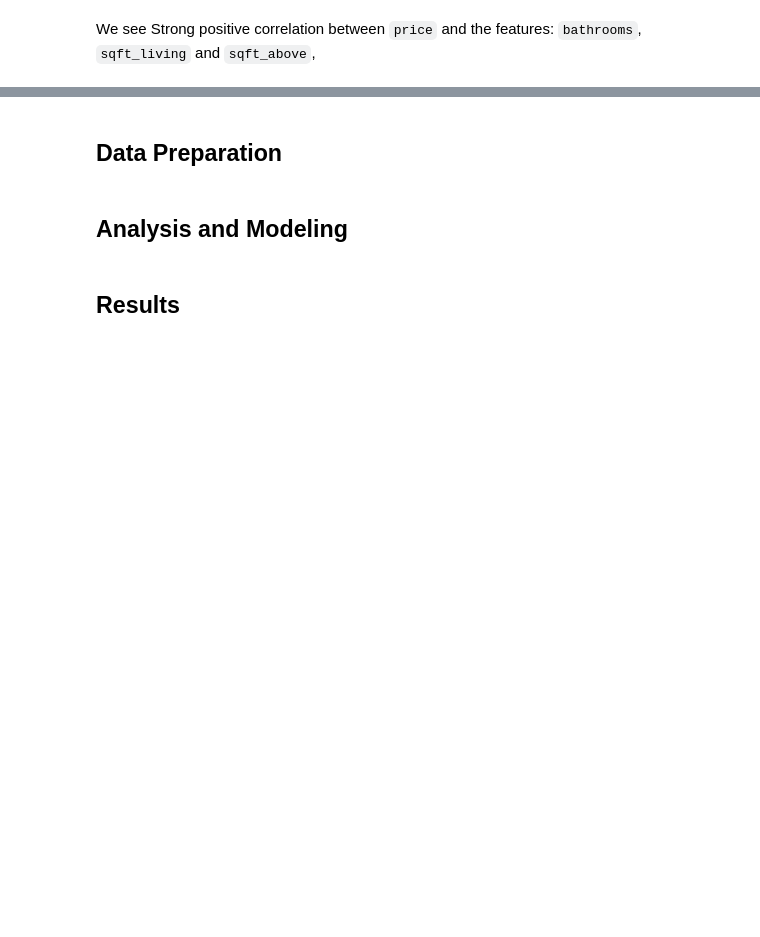
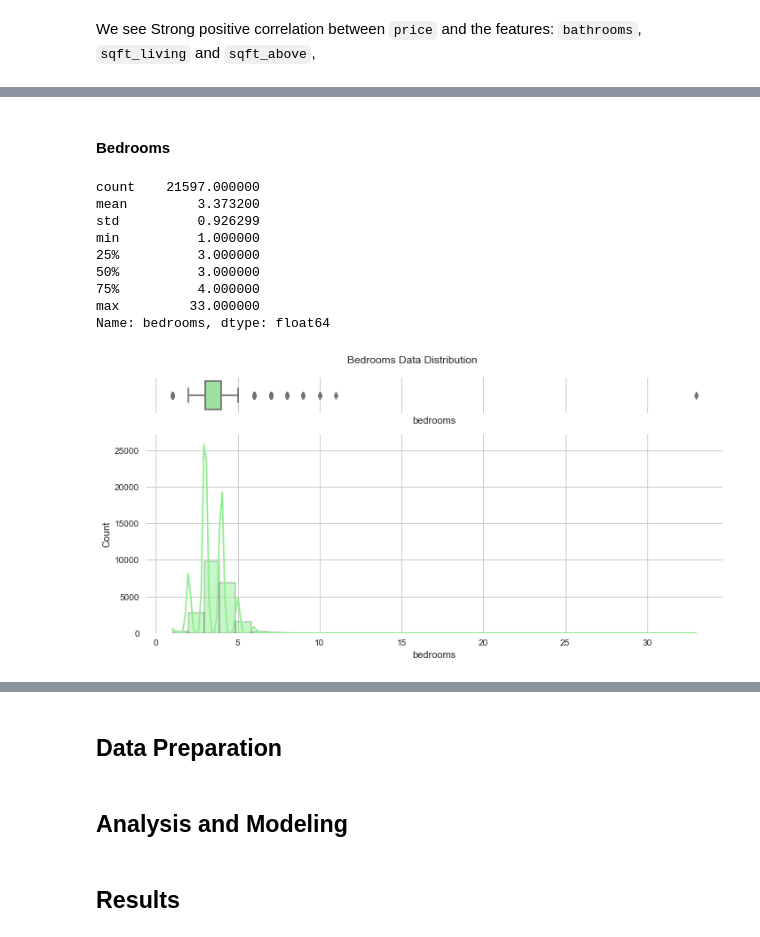
Before and after one commit to R3TR0Quan/KC_Realestate_Analysis_and_Modelling, a Jupyter notebook: notebook.ipynb, the cells around one changed output, grey strips where cells are left out. Saved outputs shown, nothing was run; the diff lists cells and outputs as text; code cells hidden in the pictures; blank space fills up the shorter version.

```diff
--- a/notebook.ipynb
+++ b/notebook.ipynb
@@ -230,0 +353,16 @@ Index(['id', 'price', 'bedrooms', 'bathrooms', 'sqft_living', 'sqft_lot',
+# %% [markdown]
+#### Bedrooms
+# %%
+#plot bedrooms distribution
+desc_and_plot(kc_hses, 'bedrooms', 'Bedrooms Data Distribution', 33)
+# %% [output]
+count    21597.000000
+mean         3.373200
+std          0.926299
+min          1.000000
+25%          3.000000
+50%          3.000000
+75%          4.000000
+max         33.000000
+Name: bedrooms, dtype: float64
+[figure, added]
```
Also changed, not shown: parts of 26 cells of this notebook.
